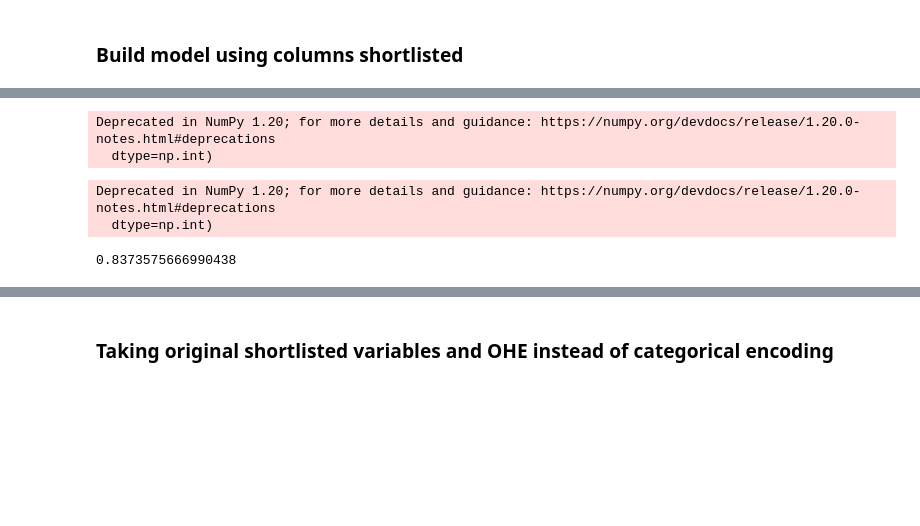
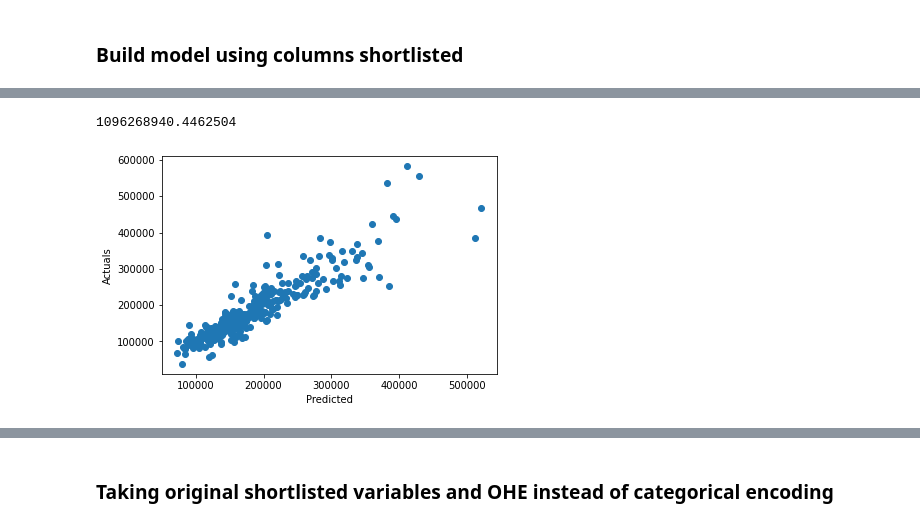
Before and after one commit to aditinabar/house-prices-modeling, a Jupyter notebook: Predicting House Prices.ipynb, the cells around one changed output, grey strips where cells are left out. Drawn from its saved outputs; the diff is of its cells as text; code cells hidden in the pictures; blank space fills up the shorter version.

```diff
--- a/Predicting House Prices.ipynb
+++ b/Predicting House Prices.ipynb
@@ -183,3 +186,7 @@ for i, col in enumerate(cols_to_keep):
+# %%
+### Refine feature selection based on correlations
+cols_to_keep.remove('MasVnrArea')
+cols_to_keep.remove('LotShape')
 # %%
 df[df['SalePrice'] == 755000]
 # %% [output]
@@ -197,4 +215,5 @@ X_train, X_test, y_train, y_test = train_test_split(df_train.drop("SalePrice", a
 # %%
 regr = RandomForestRegressor()
 regr.fit(X_train, y_train)
-y_pred = regr.predict(X_test)
+y_pred_rfr = regr.predict(X_test)
+residuals = y_test - y_pred_rfr
@@ -229,15 +225,4 @@ df_train = pd.concat([df[['Street', 'Neighborhood',
-# %%
-X_train, X_test, y_train, y_test = train_test_split(df_train.drop("SalePrice", axis=1), df_train.SalePrice, random_state=seed)
-# %%
-regr = RandomForestRegressor(min_samples_leaf=10, min_impurity_decrease=0.7)
-regr.fit(X_train, y_train)
-y_pred = regr.predict(X_test)
-# %% [output]
-Deprecated in NumPy 1.20; for more details and guidance: https://numpy.org/devdocs/release/1.20.0-notes.html#deprecations
-  dtype=np.int)
-# %%
-regr.score(X_test, y_test)
-# %% [output]
-Deprecated in NumPy 1.20; for more details and guidance: https://numpy.org/devdocs/release/1.20.0-notes.html#deprecations
-  dtype=np.int)
-0.8373575666990438
+# %%
+mean_squared_error(y_test, y_pred_rfr) # High value due to magnitude of target variable
+# %% [output]
+1096268940.4462504
@@ -243,0 +233,6 @@ Deprecated in NumPy 1.20; for more details and guidance: https://numpy.org/devdo
+# %%
+plt.scatter(y_pred_rfr, y_test)
+plt.xlabel('Predicted')
+plt.ylabel('Actuals');
+# %% [output]
+[figure, added]
```
Also changed, not shown: parts of 39 cells of this notebook.
